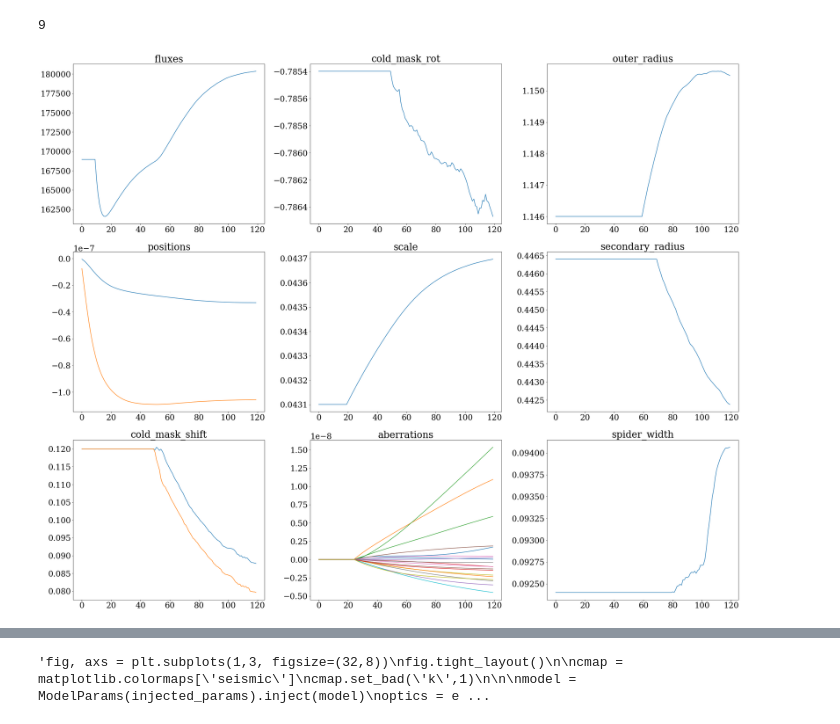
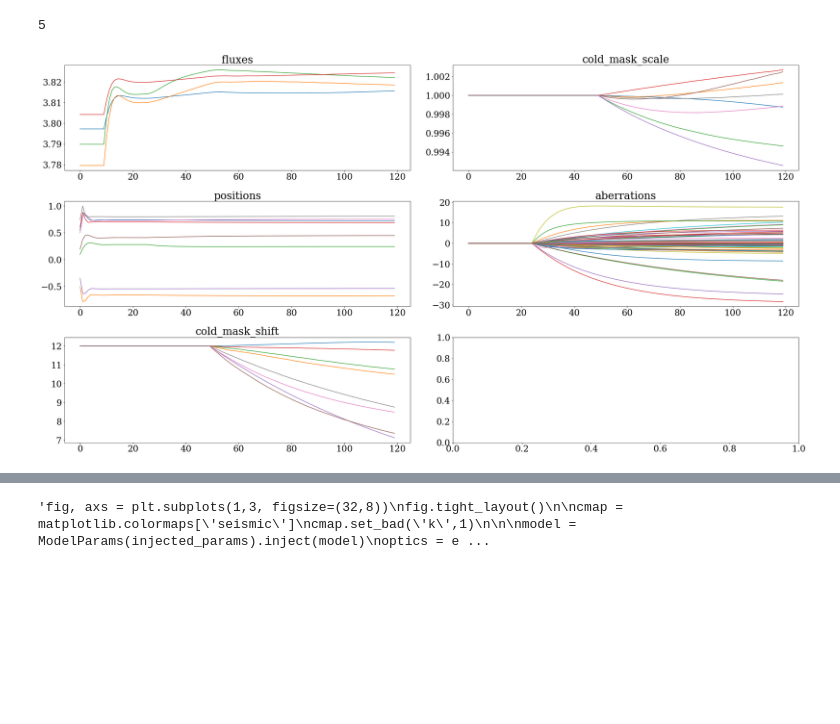
Before and after one commit to h-greer/hubble, a Jupyter notebook: notebooks/calibrator.ipynb, the cells around one changed output, grey strips where cells are left out. Drawn from its saved outputs; the diff is of its cells as text; code cells hidden in the pictures; blank space fills up the shorter version.

```diff
--- a/notebooks/calibrator.ipynb
+++ b/notebooks/calibrator.ipynb
@@ -48,7 +48,7 @@ def set_array(pytree):
     floats = jtu.tree_map(lambda x: np.array(x, dtype=dtype), floats)
     return eqx.combine(floats, other)
 # %%
-wid = 64
+wid = 80
 oversample = 4
 
 optics = NICMOSOptics(512, wid, oversample)
@@ -56,15 +56,28 @@ optics = NICMOSOptics(512, wid, oversample)
 detector = NICMOSDetector(oversample, wid)
 ddir = "../data/MAST_2024-08-27T07_49_07.684Z/"
 #ddir = '../data/MAST_2024-07-07T03_17_36.223Z/'
-fname = ddir + 'HST/n8ku01050_mos.fits'
-fname = ddir + 'HST/n8ku01ffq_cal.fits'
+#fname = ddir + 'HST/n8ku01050_mos.fits'
+#fname = ddir + 'HST/n8ku01ffq_cal.fits'
+ddir = "../data/MAST_2024-09-08T07_59_18.213Z/"
+fname = ddir + 'HST/n43ca5feq_cal.fits'
+#fname = ddir + 'HST/n43ca5fkq_cal.fits'
+
 new_nans = True
 
 if new_nans:
     bad = np.zeros((wid,wid), dtype=int)
 
-exposure = exposure_from_file(fname, SinglePointFit(), crop=wid, extra_bad=bad)
-exposures = [exposure]
+
+exposures = [
+    #exposure_from_file(ddir + 'HST/n43ca5feq_cal.fits', SinglePointFit(), crop=wid, extra_bad=bad),
+    #exposure_from_file(ddir + 'HST/n43ca5ffq_cal.fits', SinglePointFit(), crop=wid, extra_bad=bad),
+    #exposure_from_file(ddir + 'HST/n43ca5fgq_cal.fits', SinglePointFit(), crop=wid, extra_bad=bad),
+    #exposure_from_file(ddir + 'HST/n43ca5fhq_cal.fits', SinglePointFit(), crop=wid, extra_bad=bad),
+    exposure_from_file(ddir + 'HST/n43ca5fjq_cal.fits', SinglePointFit(), crop=wid, extra_bad=bad),
+    exposure_from_file(ddir + 'HST/n43ca5fkq_cal.fits', SinglePointFit(), crop=wid, extra_bad=bad),
+    exposure_from_file(ddir + 'HST/n43ca5flq_cal.fits', SinglePointFit(), crop=wid, extra_bad=bad),
+    exposure_from_file(ddir + 'HST/n43ca5fmq_cal.fits', SinglePointFit(), crop=wid, extra_bad=bad),
+]
 # %%
 plt.imshow(np.log10(exposures[0].data/exposures[0].err))
 plt.colorbar()
@@ -84,19 +97,22 @@ params = {
     "aberrations": {},#np.zeros(8),#np.asarray([0,18,19.4,-1.4,-3,3.3,1.7,-12.2])*1e-9,
     "cold_mask_shift": {}, #np.asarray([-0.05, -0.05]),
     "cold_mask_rot": {},#np.asarray([np.pi/4]),
+    "cold_mask_scale": {},
     "outer_radius": 1.2*0.955,
     "secondary_radius": 0.372*1.2,
     "spider_width": 0.077*1.2,
-    "scale": 0.0431
+    "scale": 0.0434735,
+    "rot": 0.0
 }
 
 for exp in exposures:
     params["positions"][exp.fit.get_key(exp, "positions")] = np.asarray([0.,0.])
-    params["fluxes"][exp.fit.get_key(exp, "fluxes")] = np.nansum(exp.data)
+    params["fluxes"][exp.fit.get_key(exp, "fluxes")] = np.log10(np.nansum(exp.data))
     #params["aberrations"] = injected_params["aberrations"]
     params["aberrations"][exp.fit.get_key(exp, "aberrations")] = np.zeros(19)#jr.uniform(jr.key(0), (8,),minval=-4e-8, maxval=4e-8) #np.asarray([-8.59023084e-10,  1.77049982e-09, -4.45293089e-09, -3.70890613e-08,2.03658617e-08,  1.08092528e-08, -2.77077727e-09,  1.86458672e-09])*0.9#jr.uniform(jr.key(0), (8,),minval=-2e-8, maxval=2e-8)#np.zeros(8)#np.ones(8)*1e-8
-    params["cold_mask_shift"][exp.fit.get_key(exp, "cold_mask_shift")] = np.asarray([0.12,0.12])
-    params["cold_mask_rot"][exp.fit.get_key(exp, "cold_mask_rot")] = np.pi/4
+    params["cold_mask_shift"][exp.fit.get_key(exp, "cold_mask_shift")] = np.asarray([0.12, 0.12])*1e2
+    params["cold_mask_rot"][exp.fit.get_key(exp, "cold_mask_rot")] = 45.
+    params["cold_mask_scale"][exp.fit.get_key(exp, "cold_mask_scale")] = np.asarray([1.,1.])
 
 model = set_array(NICMOSModel(exposures, params, optics, detector))
 
@@ -210,7 +192,7 @@ def loss_fn(params,exposures):
     mdl = params.inject(model)
     return np.nansum(np.asarray([posterior(mdl,exposure) for exposure in exposures]))
 # %%
-rc = True
+rc = False
 fishers = calc_fishers(model, exposures, paths, recalculate=rc)
 lrs = calc_lrs(model, exposures, fishers, paths)
 # %%
@@ -240,7 +222,7 @@ optim, opt_state = zdx.get_optimiser(
 
 
 losses, models = [], []
-for i in tqdm(range(120)):
+for i in tqdm(range(200)):
     loss, grads = loss_fn(params,exposures)
     grads = jtu.tree_map(lambda x, y: x * np.abs(y), grads, ModelParams(lrs.params))
     updates, opt_state = optim.update(grads, opt_state)
@@ -278,36 +266,36 @@ print(len(groups))
 
 fig, axs = plt.subplots(xw,yw,figsize=(xw*10,yw*8))
 for i, param in enumerate(groups):
     #print(param)
     sp = axs[i%xw, i//xw]
-    if param in ["fluxes", "contrast", "positions", "aberrations", "cold_mask_shift", "cold_mask_rot"]:
+    if param in ["fluxes", "contrast", "positions", "aberrations", "cold_mask_shift", "cold_mask_rot", "cold_mask_scale"]:
         #print(np.asarray(list(models_s[0].get(param).values())))
         #print(injected_params[param])
         """for j in injected_params[param].values():
             print(j)
             print(len(j.shape))
             if len(j.shape)>0:
                 for k in j:
                     sp.axhline(k, color='k', linestyle='--')
             else:
                 sp.axhline(j, color='k', linestyle='--')"""
         for p in np.asarray([np.asarray(list(x.get(param).values())) for x in models]).T:
             if len(p.shape)>1:
                 for i in range(p.shape[0]):
                     sp.plot(p[i,:])
             else:
                 sp.plot(p)
             sp.set_title(param)
     else:
         sp.set_title(param)
         sp.plot([x.get(param) for x in models])
         #sp.axhline(injected_params[param], color='k', linestyle='--')
 
 
 fig.tight_layout()
 # %% [output]
-9
+5
-[figure, old version]
+[figure, new version]
 # %%
 print(f"{float(losses[0]):e}, {float(losses[-1]):e}")
 
```
Also changed, not shown: parts of 17 cells of this notebook, 4 other files.
